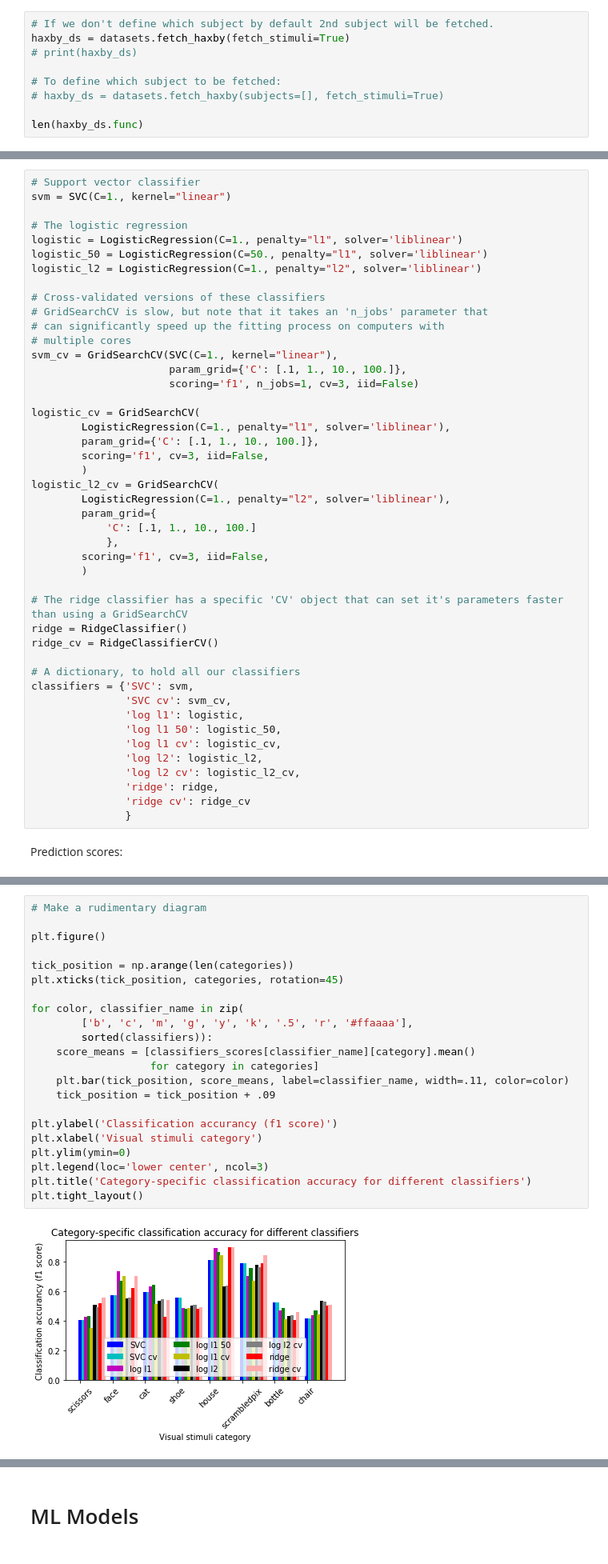
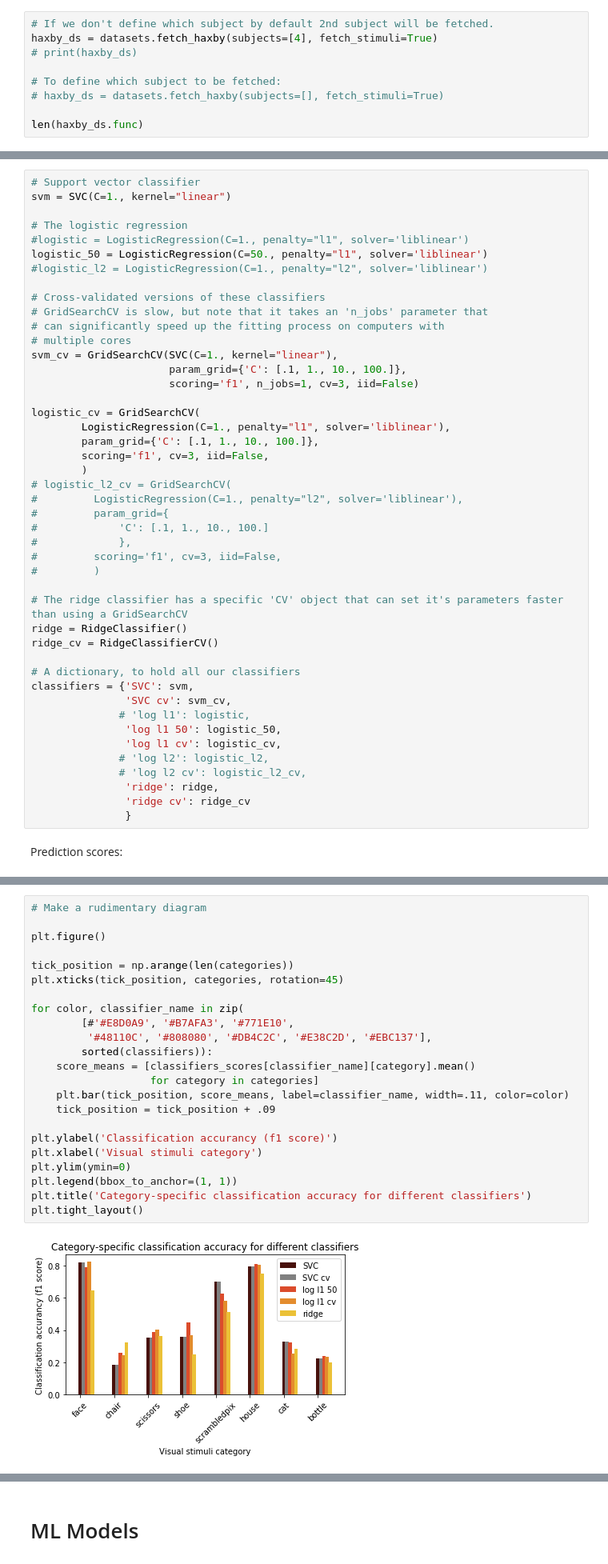
Before and after one commit to brainhack-school2020/BHS_project_SRastegarnia, a Jupyter notebook: BHS_Haxby_BrainDecoding.ipynb, the cells around one changed output, grey strips where cells are left out. Shown at 80% size. Drawn from its saved outputs; the diff is of its cells as text.

```diff
--- a/BHS_Haxby_BrainDecoding.ipynb
+++ b/BHS_Haxby_BrainDecoding.ipynb
@@ -32,7 +34,7 @@ from sklearn.multiclass import OneVsOneClassifier, OneVsRestClassifier
 ## Dataset
 # %%
 # If we don't define which subject by default 2nd subject will be fetched.
-haxby_ds = datasets.fetch_haxby(fetch_stimuli=True)
+haxby_ds = datasets.fetch_haxby(subjects=[4], fetch_stimuli=True)
 # print(haxby_ds)
 
 # To define which subject to be fetched:
@@ -505,9 +511,9 @@ masked_timecourses = masker.fit_transform(func_file)[nonrest_task_mask]
 svm = SVC(C=1., kernel="linear")
 
 # The logistic regression
-logistic = LogisticRegression(C=1., penalty="l1", solver='liblinear')
+#logistic = LogisticRegression(C=1., penalty="l1", solver='liblinear')
 logistic_50 = LogisticRegression(C=50., penalty="l1", solver='liblinear')
-logistic_l2 = LogisticRegression(C=1., penalty="l2", solver='liblinear')
+#logistic_l2 = LogisticRegression(C=1., penalty="l2", solver='liblinear')
 
 # Cross-validated versions of these classifiers
 # GridSearchCV is slow, but note that it takes an 'n_jobs' parameter that
@@ -522,13 +528,13 @@ logistic_cv = GridSearchCV(
         param_grid={'C': [.1, 1., 10., 100.]},
         scoring='f1', cv=3, iid=False,
         )
-logistic_l2_cv = GridSearchCV(
-        LogisticRegression(C=1., penalty="l2", solver='liblinear'),
-        param_grid={
-            'C': [.1, 1., 10., 100.]
-            },
-        scoring='f1', cv=3, iid=False,
-        )
+# logistic_l2_cv = GridSearchCV(
+#         LogisticRegression(C=1., penalty="l2", solver='liblinear'),
+#         param_grid={
+#             'C': [.1, 1., 10., 100.]
+#             },
+#         scoring='f1', cv=3, iid=False,
+#         )
 
 # The ridge classifier has a specific 'CV' object that can set it's parameters faster than using a GridSearchCV
 ridge = RidgeClassifier()
@@ -537,11 +543,11 @@ ridge_cv = RidgeClassifierCV()
 # A dictionary, to hold all our classifiers
 classifiers = {'SVC': svm,
                'SVC cv': svm_cv,
-               'log l1': logistic,
+              # 'log l1': logistic,
                'log l1 50': logistic_50,
                'log l1 cv': logistic_cv,
-               'log l2': logistic_l2,
-               'log l2 cv': logistic_l2_cv,
+              # 'log l2': logistic_l2,
+              # 'log l2 cv': logistic_l2_cv,
                'ridge': ridge,
                'ridge cv': ridge_cv
                }
@@ -626,27 +623,28 @@ ______________________________________________________________________
 # %%
 # Make a rudimentary diagram
 
 plt.figure()
 
 tick_position = np.arange(len(categories))
 plt.xticks(tick_position, categories, rotation=45)
 
 for color, classifier_name in zip(
-        ['b', 'c', 'm', 'g', 'y', 'k', '.5', 'r', '#ffaaaa'],
+        [#'#E8D0A9', '#B7AFA3', '#771E10',
+         '#48110C', '#808080', '#DB4C2C', '#E38C2D', '#EBC137'],
         sorted(classifiers)):
     score_means = [classifiers_scores[classifier_name][category].mean()
                    for category in categories]
     plt.bar(tick_position, score_means, label=classifier_name, width=.11, color=color)
     tick_position = tick_position + .09
 
 plt.ylabel('Classification accurancy (f1 score)')
 plt.xlabel('Visual stimuli category')
 plt.ylim(ymin=0)
-plt.legend(loc='lower center', ncol=3)
+plt.legend(bbox_to_anchor=(1, 1))
 plt.title('Category-specific classification accuracy for different classifiers')
 plt.tight_layout()
 # %% [output]
-[figure, old version]
+[figure, new version]
 # %%
 # Plot the face vs house map for the different classifiers
 
```
Also changed, not shown: parts of 32 cells of this notebook, 1 other file.
